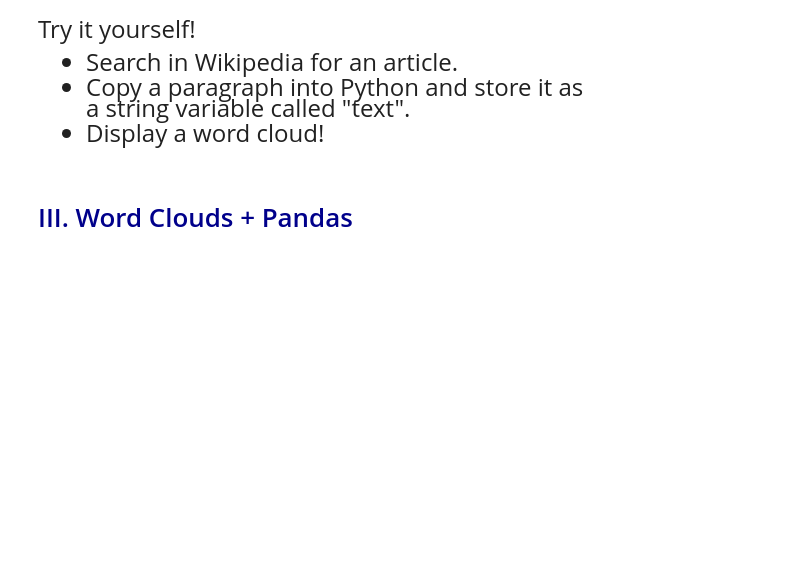
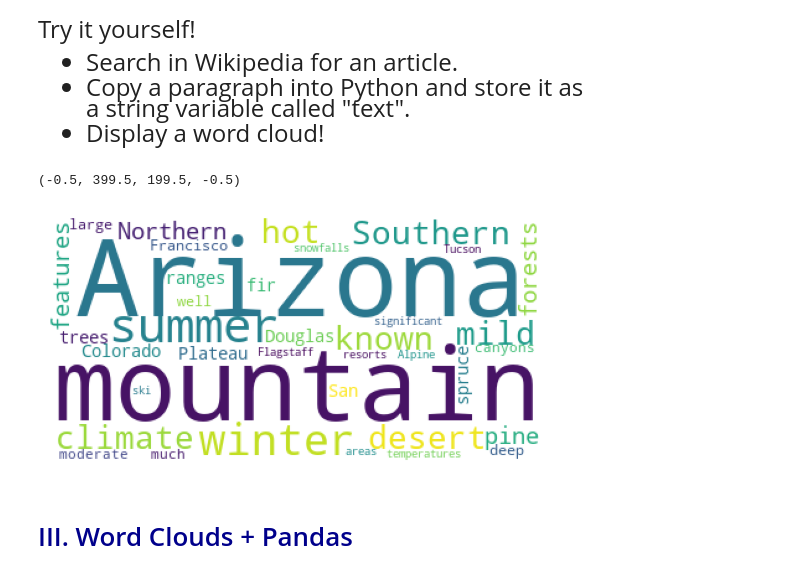
Before and after one commit to alejandrosanchezbecerra/qtm151spring2023, a Jupyter notebook: Lecture 24/Lecture 24 (Optional) - Word Clouds.ipynb, the cells around one changed output. Saved outputs shown, nothing was run; the diff lists cells and outputs as text; code cells hidden in the pictures; blank space fills up the shorter version.

```diff
--- a/Lecture 24/Lecture 24 (Optional) - Word Clouds.ipynb
+++ b/Lecture 24/Lecture 24 (Optional) - Word Clouds.ipynb
@@ -120,3 +118,16 @@ a string variable called "text".
+# %%
+# Write your own code
+
+text = "Southern Arizona is known for its desert climate, with very hot summers and mild winters. Northern Arizona features forests of pine, Douglas fir, and spruce trees; the Colorado Plateau; mountain ranges (such as the San Francisco Mountains); as well as large, deep canyons, with much more moderate summer temperatures and significant winter snowfalls. There are ski resorts in the areas of Flagstaff, Alpine, and Tucson."
+
+# Plot results
+# If you don't wan't any stopwords, use "stopwords = []" instead
+word_cloud = WordCloud(background_color = "white").generate(text)
+plt.imshow(word_cloud)
+plt.axis("off")
+# %% [output]
+(-0.5, 399.5, 199.5, -0.5)
+[figure, added]
 # %% [markdown]
 # <span style="color:darkblue"> III. Word Clouds + Pandas </span>
 # %% [markdown]
```
Also changed, not shown: parts of 6 cells of this notebook.
